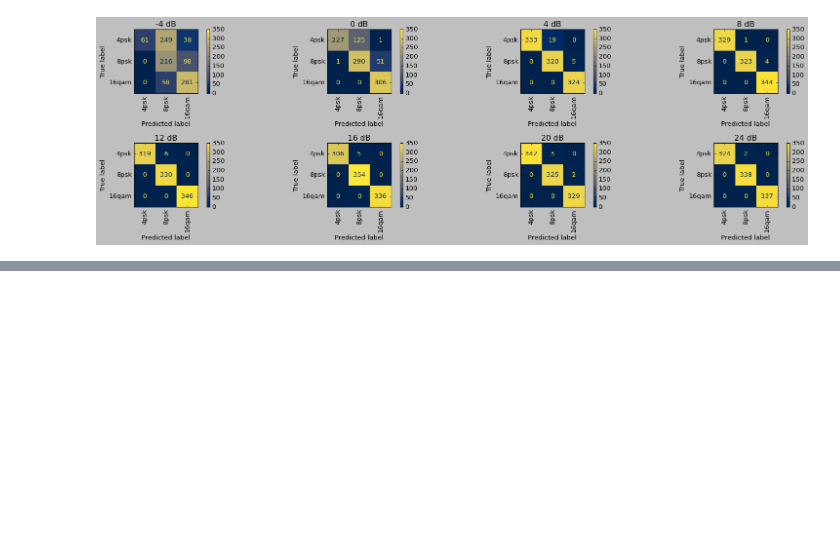
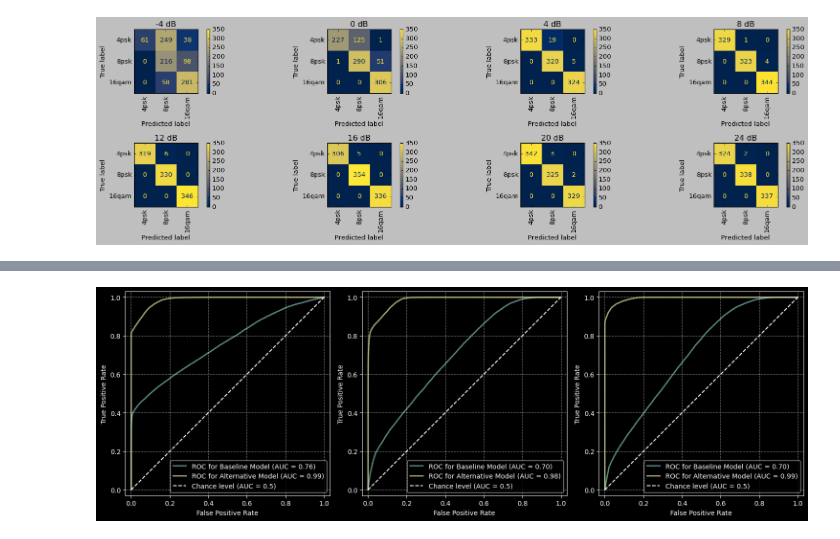
Before and after one commit to gokhanntosun/ofdm-amc, a Jupyter notebook: notebook.ipynb, the cells around one changed output, grey strips where cells are left out. Cells and saved outputs as stored; diff of their text form; code cells hidden in the pictures; blank space fills up the shorter version.

Commit message:
add roc curves

```diff
--- a/notebook.ipynb
+++ b/notebook.ipynb
@@ -404,0 +459,51 @@ date = datetime.datetime.today().strftime("%Y%m%d")
+# %%
+def _draw_for_class(ax: plt.Axes, target_class: int, base_args: Dict[str, Union[str, int, float]], alt_args: Dict[str, Union[str, int, float]]):
+
+    target_true      = [1 if label==target_class else 0 for label in true]
+    target_base_pred = [pred[0] if pred[1]==target_class else 1-pred[0] for pred in base_pred]
+    target_alt_pred  = [pred[0] if pred[1]==target_class else 1-pred[0] for pred in alt_pred]
+
+    RocCurveDisplay.from_predictions(
+        name="ROC for Baseline Model",
+        y_true=target_true,
+        y_pred=target_base_pred,
+        ax=ax,
+        **base_args
+    )
+
+    RocCurveDisplay.from_predictions(
+        name="ROC for Alternative Model",
+        y_true=target_true,
+        y_pred=target_alt_pred,
+        ax=ax,
+        plot_chance_level=True,
+        chance_level_kw={"color": "white"},
+        **alt_args
+    )
+
+fig, axs = plt.subplots(1, 3)
+
+for i in range(3):
+    ax: plt.Axes = axs[i]
+    baseline_args    = {"linewidth": 2, "alpha": 0.66}
+    alternative_args = {"linewidth": 2, "alpha": 0.66}
+
+    _draw_for_class(ax, i, baseline_args, alternative_args)
+
+    ax.set_xlabel("False Positive Rate")
+    ax.set_ylabel("True Positive Rate")
+
+    ax.margins(0.03)
+    ax.set_aspect("equal")
+    ax.grid(linestyle="dotted")
+
+fig.set_size_inches(w=15, h=5)
+fig.tight_layout()
+
+# date = datetime.datetime.today().strftime("%Y%m%d")
+# write_base = "/Users/gtosun/Documents/vsc_workspace/ofdm-amc/test"
+# filename = f"roc_per_class__{date}.png"
+# filepath = os.path.join(write_base, filename)
+# fig.savefig(filepath)
+# %% [output]
+[figure, added]
```
Also changed, not shown: parts of 3 cells of this notebook.
